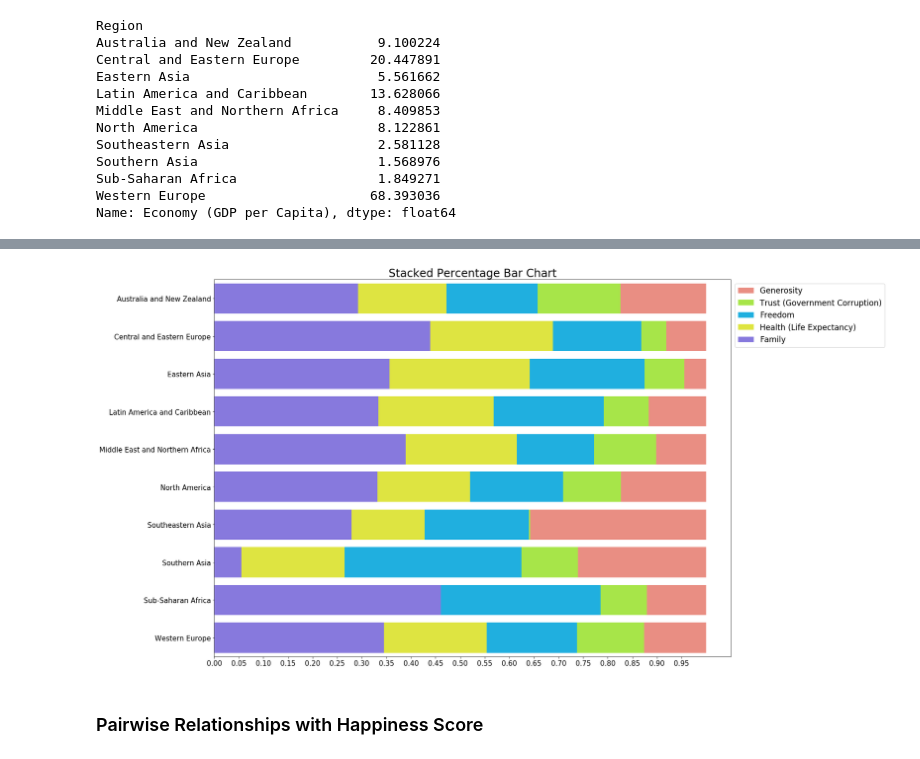
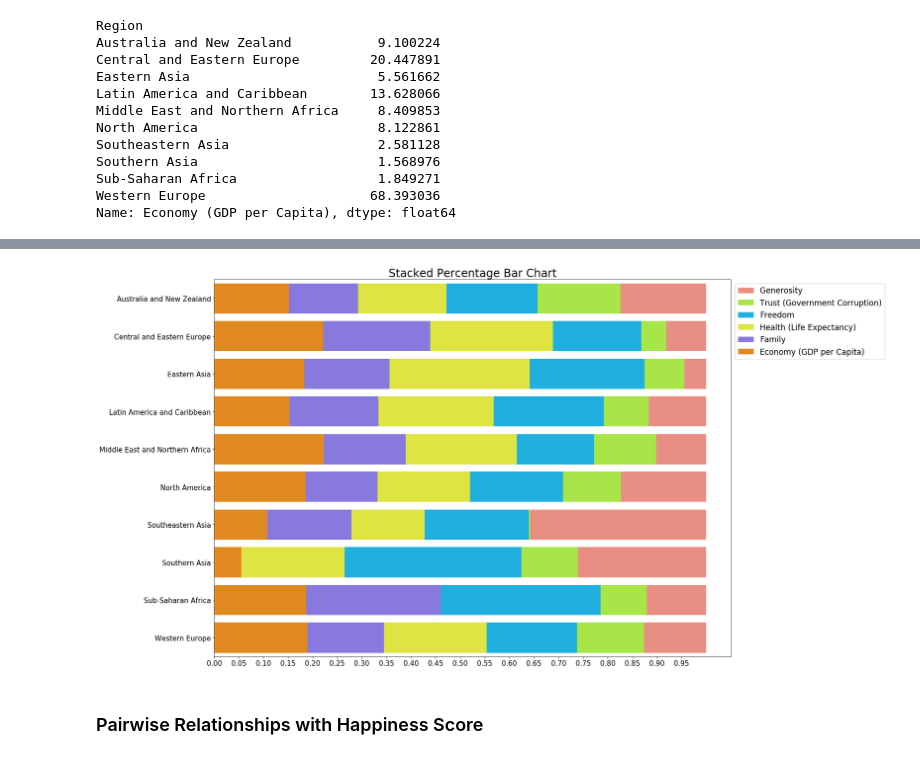
Before and after one commit to YiranJing/Health_and_Happiness_Study, a Jupyter notebook: notebook/Stage_2_Data_Analysis_and_Models.ipynb, the cells around one changed output, grey strips where cells are left out. Saved outputs shown, nothing was run; the diff lists cells and outputs as text; code cells hidden in the pictures.

```diff
--- a/notebook/Stage_2_Data_Analysis_and_Models.ipynb
+++ b/notebook/Stage_2_Data_Analysis_and_Models.ipynb
@@ -439,13 +447,13 @@ for j in range(0, len(columns)): #for each attribute
         else:
             all_percent[attribute] = [percentage]
 # %%
-cumulative_percent = {'Economy (GDP per Capita)': all_percent['Economy (GDP per Capita)']}
+score_proportions = {'Economy (GDP per Capita)': all_percent['Economy (GDP per Capita)']}
 for i in range(1,len(columns)):
     attribute = columns[i]
     if attribute == 'Economy (GDP per Capita)':
         continue
     for j in range(0, 10):#for each region
-        if attribute not in cumulative_percent:
-            cumulative_percent[attribute] = [all_percent[attribute][j] + cumulative_percent[columns[i-1]][j]]
+        if attribute not in score_proportions:
+            score_proportions[attribute] = [all_percent[attribute][j] + score_proportions[columns[i-1]][j]]
         else:
-            cumulative_percent[attribute].append(all_percent[attribute][j] + cumulative_percent[columns[i-1]][j])
+            score_proportions[attribute].append(all_percent[attribute][j] + score_proportions[columns[i-1]][j])
@@ -452,20 +480,24 @@ for i in range(1,len(columns)):
 # %%
 f,ax = plt.subplots(figsize = (20,15))
 
+region_list =list(df_norm["Region"].unique()) #contains of list of region names.
+columns = ['Economy (GDP per Capita)', 'Family', 'Health (Life Expectancy)','Freedom',
+           'Trust (Government Corruption)', 'Generosity']
 columns_reverse = columns[::-1]
+colours = ['#FA8072', '#ADFF2F', 'deepskyblue', '#F7FF26', 'mediumslateblue', 'darkorange']
 
-colours = ['#FA8072', '#ADFF2F', 'deepskyblue', '#F7FF26', 'mediumslateblue']
-for i in range(0, 5):
+for i in range(0, 6):
     col = columns_reverse[i]
-    sns.barplot(x=cumulative_percent[col], y = region_list, label = col, color = colours[i])
-plt.xticks(np.arange(0, 1, 0.05))
+    sns.barplot(x=score_proportions[col], y = region_list, label = col, color = colours[i])
+
+plt.xticks(np.arange(0, 1, 0.05)) #increase frequency of x ticks.
 ax.xaxis.set_tick_params(labelsize=15)
 ax.yaxis.set_tick_params(labelsize=15)
-ax.legend(bbox_to_anchor=(1, 1), fontsize = 17)
+ax.legend(bbox_to_anchor=(1, 1), fontsize = 17) #add legend outside of plot.
 ax.set_title("Stacked Percentage Bar Chart", fontsize = 24)
 plt.show()
 # %% [output]
-[figure, old version]
+[figure, new version]
 # %% [markdown]
 ### Pairwise Relationships with Happiness Score
 # %%
```
Also changed, not shown: parts of 9 cells of this notebook.
